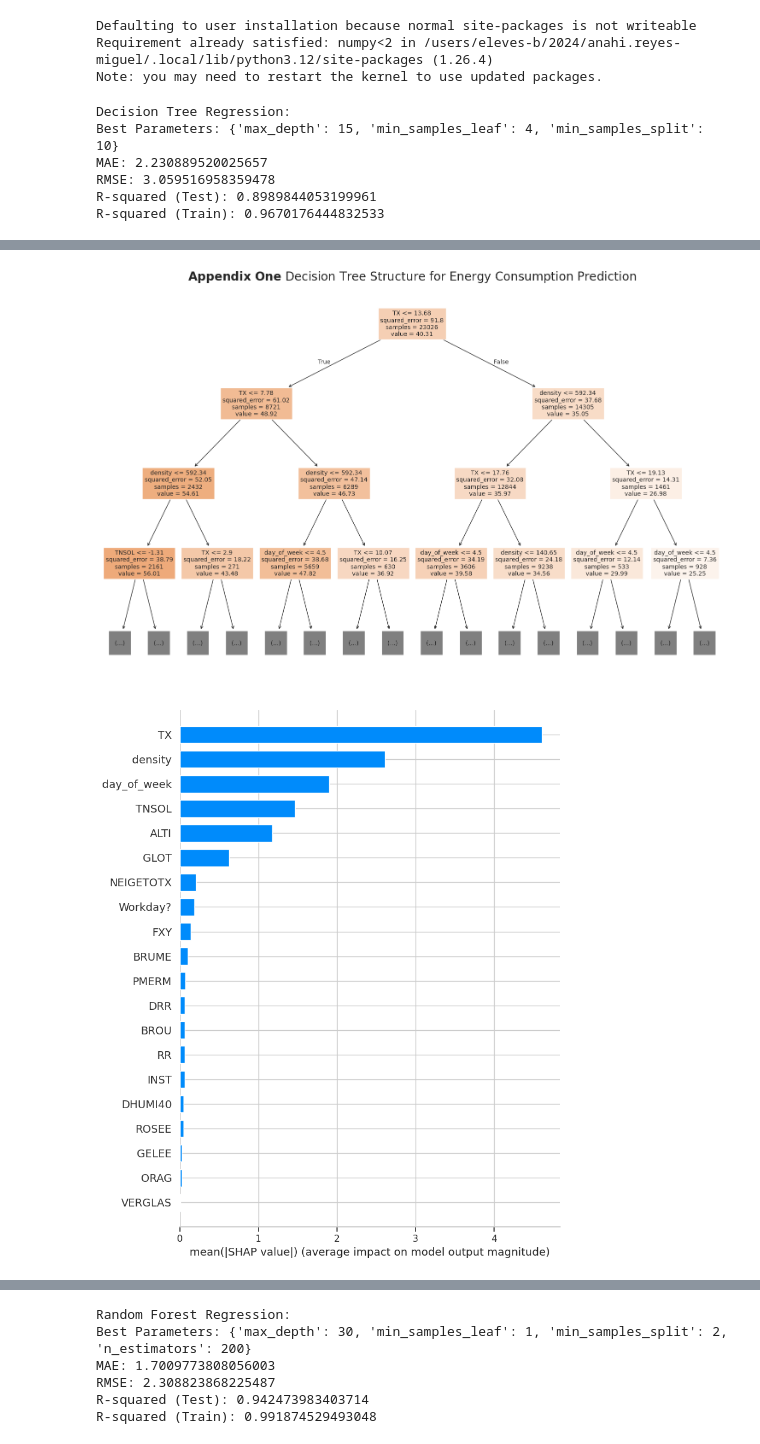
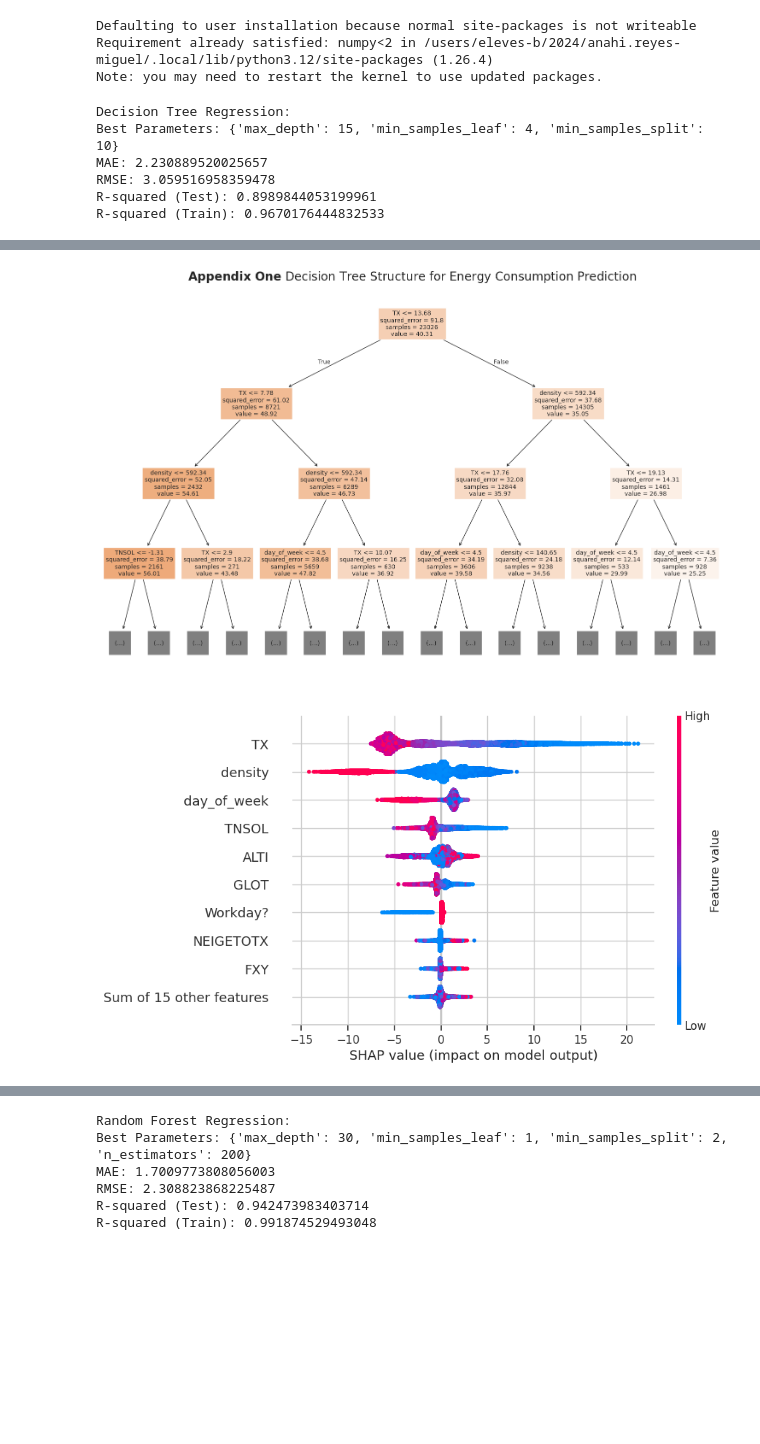
Before and after one commit to AnahiRM/Energy_Weather_France, a Jupyter notebook: Applied_ML_SL_Final.ipynb, the cells around one changed output, grey strips where cells are left out. Drawn from its saved outputs; the diff is of its cells as text; code cells hidden in the pictures; blank space fills up the shorter version.

```diff
--- a/Applied_ML_SL_Final.ipynb
+++ b/Applied_ML_SL_Final.ipynb
@@ -408,7 +408,7 @@ dt_grid = GridSearchCV(
     n_jobs=-1
 )
 
-# Fit training data and cross validate to find best parameters, Generate from Best Estimator in GridSearch, , Predict
+# Fit training data and cross validate to find best parameters, Generate from Best Estimator in GridSearch, Predict
 dt_grid.fit(X_train, y_train)
 dt_model = dt_grid.best_estimator_
 y_pred_dt = dt_model.predict(X_test)
@@ -434,41 +434,35 @@ y_pred_train = dt_model.predict(X_train)
 
 
 plot_predictions(y_test, y_pred_dt, model_name='Decision Tree', figure_number="Figure\ Five")
 
 # Print a decision tree to communicate the ease in which a planner could explain the
 # prediction from a decision tree. Visual included in the appendix of the report.
 plt.figure(figsize=(15, 10))
 plot_tree(dt_model,
           feature_names=X.columns,
           filled=True,
           proportion=False,
           precision=2,
           impurity=True,
           max_depth=3,
           fontsize=10,
           node_ids=False,)
 plt.title(r"$\bf{Appendix\ One}$ Decision Tree Structure for Energy Consumption Prediction", fontsize=20)
 plt.tight_layout(pad=1.0)
 plt.show()
 
 # SHAP Explainer
-explainer = shap.Explainer(dt_model, X_train)
-shap_values = explainer(X_train)
-shap.summary_plot(shap_values, X_train, plot_type="bar")
-# Beeswarm Plot – shows impact of each feature for each prediction
-plt.figure()
-shap.summary_plot(shap_values, X_train, plot_type="beeswarm", show=False)
-# Save the plot (optional)
-#shap_beeswarm_path = os.path.join(figures_path, "shap_beeswarm_decision_tree.png")
-#plt.savefig(shap_beeswarm_path, dpi=300, bbox_inches='tight')
-#plt.show()
+explainer_dt = shap.TreeExplainer(dt_model)
+shap_values_dt = explainer_dt(X_train)
+shap.plots.beeswarm(shap_values_dt)
+shap.plots.bar(shap_values_dt)
 # %% [output]
 Decision Tree Regression:
 Best Parameters: {'max_depth': 15, 'min_samples_leaf': 4, 'min_samples_split': 10}
 MAE: 2.230889520025657
 RMSE: 3.059516958359478
 R-squared (Test): 0.8989844053199961
 R-squared (Train): 0.9670176444832533
 [figure]
 [figure]
-[figure, old version]
+[figure, new version]
```
Also changed, not shown: parts of 9 cells of this notebook, 9 other files.
